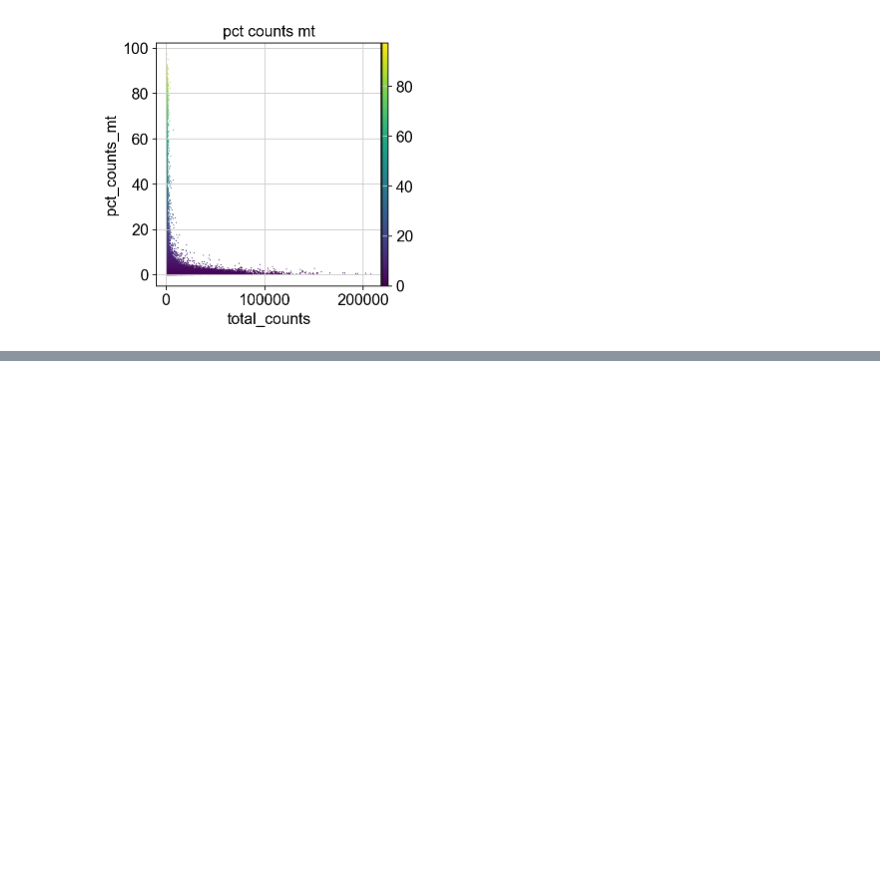
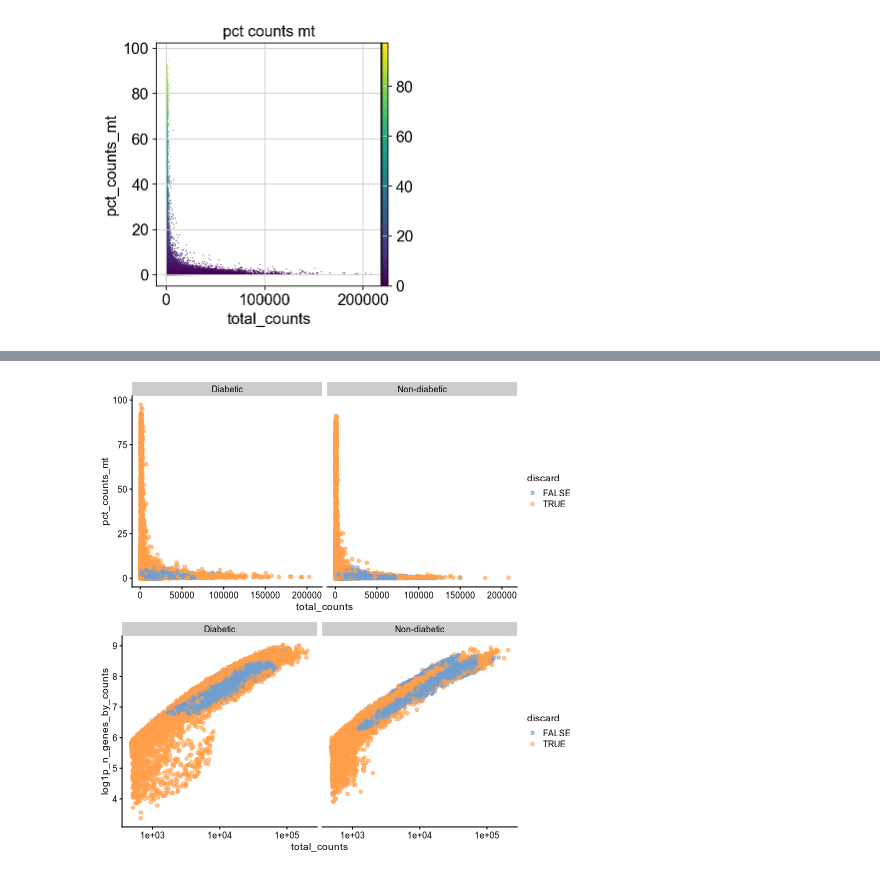
Before and after one commit to Younthing/python-single-cell-analysis, a Jupyter notebook: 01-质量控制.ipynb, the cells around one changed output, grey strips where cells are left out. Cells and saved outputs as stored; diff of their text form; code cells hidden in the pictures; blank space fills up the shorter version.

```diff
--- a/01-质量控制.ipynb
+++ b/01-质量控制.ipynb
@@ -281,0 +471,22 @@ adata.write("anndata_qc.h5ad", compression="gzip") # type: ignore
+# %%
+%%R
+## 3.11.5
+# 诊断图2 ---------------------------------------------------------------
+# 还有一些可以画的图，使用a = colData(unfiltered) |> as.data.frame()—>ggplot()
+## 确认不存在总计数和线粒体计数都较大的细胞
+qc_p2 <- gridExtra::grid.arrange(
+    plotColData(unfiltered,
+        x = "total_counts", y = "pct_counts_mt",
+        colour_by = "discard", other_fields = "group"
+    ) + facet_wrap(~group),
+
+    ### 好的细胞通常会表现为每个细胞有更多的基因和更高数量的UMI。
+    plotColData(unfiltered,
+        x = "total_counts", y = "log1p_n_genes_by_counts",
+        colour_by = "discard", other_fields = c("group", "pct_counts_mt")
+    ) + facet_wrap(~group) + scale_x_log10()
+)
+
+ggsave("./figures/01-质控-诊断图-R-2.pdf", qc_p2, width = 10, height = 5)
+# %% [output]
+[figure, added]
```
Also changed, not shown: parts of 20 cells of this notebook, 8 other files.
